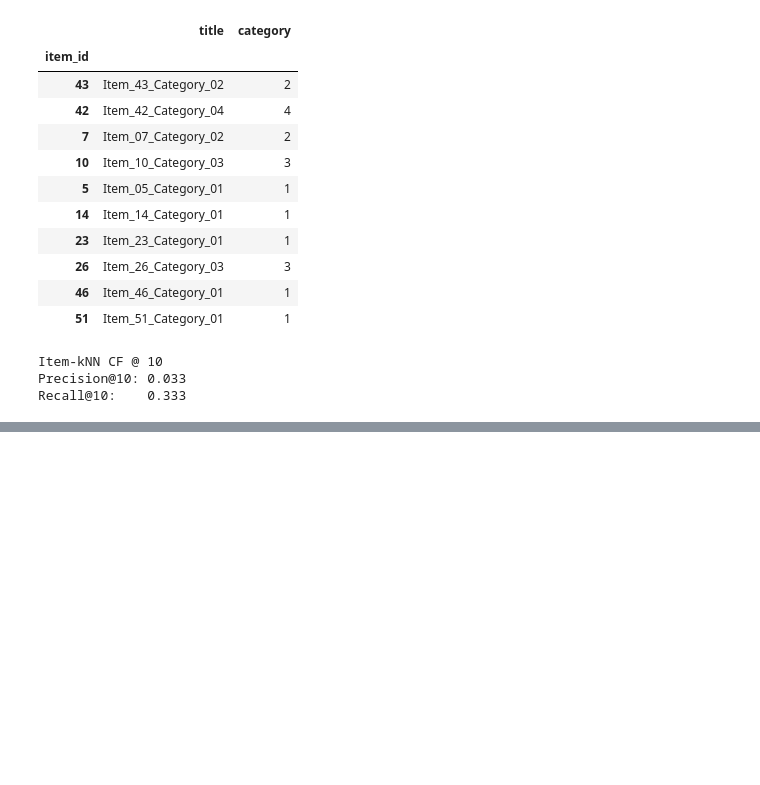
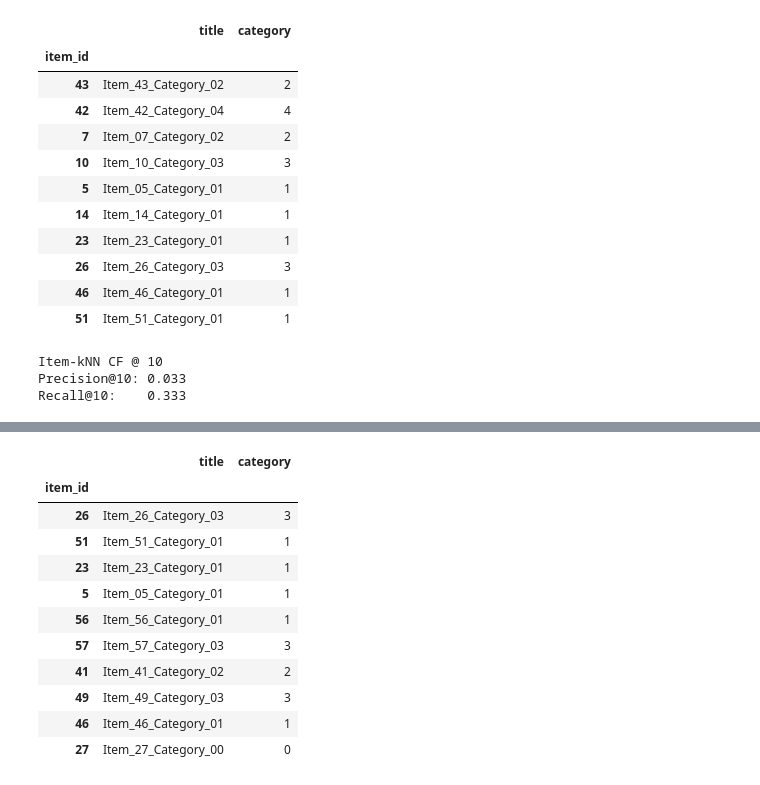
Before and after one commit to baldzhiyski/data-science-machine-learning-training, a Jupyter notebook: scikit-learn-course/unsupervised-learning/recommendation-systems-algorithms.ipynb, the cells around one changed output, grey strips where cells are left out. Drawn from its saved outputs; the diff is of its cells as text; code cells hidden in the pictures; blank space fills up the shorter version.

Commit message:
Add TF Matrix Factorization  recommender and evaluation with TensorFlow

```diff
--- a/scikit-learn-course/unsupervised-learning/recommendation-systems-algorithms.ipynb
+++ b/scikit-learn-course/unsupervised-learning/recommendation-systems-algorithms.ipynb
@@ -1171,0 +1424,81 @@ Recall@10:    0.333
+# %%
+def tf_mf_recommend(user_id: int, seen: set, k: int, n_items: int) -> List[int]:
+    """
+    Generate top-k recommendations for one user using the trained TF MF model.
+
+    How MF recommend works:
+    - The MF model can predict a rating for ANY (user, item) pair:
+        tf_mf((user_ids, item_ids)) -> predicted_ratings
+    - To recommend, we score ALL items for the user and take the highest predictions
+      among the items the user has not already seen.
+
+    This is a brute-force recommender:
+    - It predicts scores for all n_items in one shot.
+    - Totally fine for a toy dataset (60 items).
+    - For real systems (millions of items), you'd use ANN / candidate generation.
+    """
+
+    # Make sure types are correct for TensorFlow embedding lookups
+    user_id = int(user_id)
+    seen = set(int(x) for x in seen)
+
+    # ---------------------------------------------------------
+    # (1) Build candidate item IDs: [0, 1, 2, ..., n_items-1]
+    # ---------------------------------------------------------
+    item_ids = np.arange(n_items, dtype=np.int32)  # shape [n_items]
+
+    # ---------------------------------------------------------
+    # (2) Build a user_id array of the same length
+    # ---------------------------------------------------------
+    # We want to predict scores for:
+    #   (user_id, item_0), (user_id, item_1), ..., (user_id, item_{n_items-1})
+    #
+    # So we create:
+    #   user_ids = [user_id, user_id, ..., user_id]  (length n_items)
+    user_ids = np.full(shape=(n_items,), fill_value=user_id, dtype=np.int32)  # shape [n_items]
+
+    # ---------------------------------------------------------
+    # (3) Predict ratings for ALL items in one model call
+    # ---------------------------------------------------------
+    # tf_mf expects a tuple: (user_ids, item_ids)
+    # It returns predicted ratings (floats) for each pair
+    #
+    # preds shape = [n_items]
+    preds = tf_mf((user_ids, item_ids)).numpy()
+
+    # ---------------------------------------------------------
+    # (4) Remove items the user already saw
+    # ---------------------------------------------------------
+    # We do that by assigning a very low score so they never appear in top-k.
+    for it in seen:
+        # it is an item_id, so it is also the index in preds (because item_ids = 0..n_items-1)
+        preds[it] = -1e9
+
+    # ---------------------------------------------------------
+    # (5) Pick top-k items by predicted rating
+    # ---------------------------------------------------------
+    # np.argsort sorts ascending, so use -preds for descending.
+    top_items = np.argsort(-preds)[:k]
+
+    # Return item IDs as Python ints
+    return [int(i) for i in top_items]
+
+
+# -------------------------
+# Demo: recommendations for one user
+# -------------------------
+recs_demo = tf_mf_recommend(user_id=u_demo, seen=seen_demo, k=10, n_items=n_items)
+show_recommendations(u_demo, recs_demo, "TensorFlow MF (Collaborative Filtering) recommendations")
+
+
+# -------------------------
+# Evaluate using your leave-one-out pipeline
+# -------------------------
+evaluate_model(
+    recommend_fn=lambda u, seen, k: tf_mf_recommend(u, seen, k, n_items),
+    train_df=train_df,
+    test_df=test_df,
+    k=10,
+    name="TF Matrix Factorization CF"
+)
+# %% [output]
@@ -1171,0 +1506,12 @@ Recall@10:    0.333
+|  | title | category |
+| item_id |  |  |
+| 26 | Item_26_Category_03 | 3 |
+| 51 | Item_51_Category_01 | 1 |
+| 23 | Item_23_Category_01 | 1 |
+| 5 | Item_05_Category_01 | 1 |
+| 56 | Item_56_Category_01 | 1 |
+| 57 | Item_57_Category_03 | 3 |
+| 41 | Item_41_Category_02 | 2 |
+| 49 | Item_49_Category_03 | 3 |
+| 46 | Item_46_Category_01 | 1 |
+| 27 | Item_27_Category_00 | 0 |
```
Also changed, not shown: parts of 4 cells of this notebook, 1 other file.
